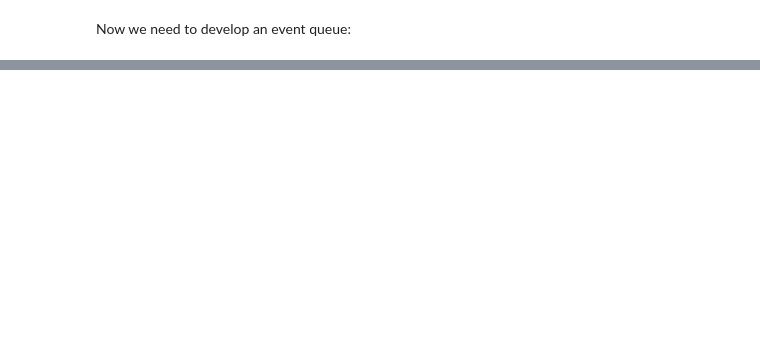
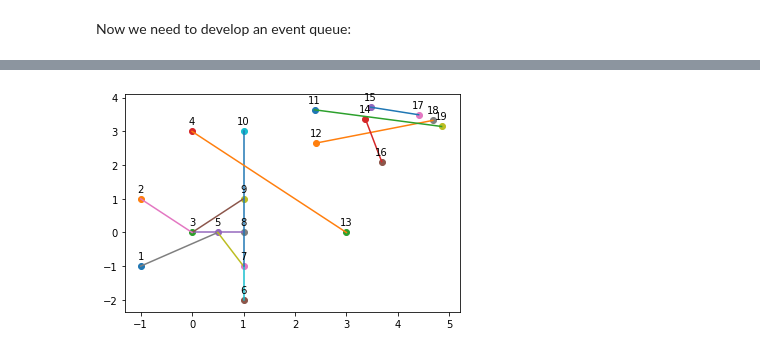
Before and after one commit to saidsalihefendic/tkn-computational-geometry, a Jupyter notebook: Line Segment Intersection - Exercises.ipynb, the cells around one changed output, grey strips where cells are left out. Drawn from its saved outputs; the diff is of its cells as text; code cells hidden in the pictures; blank space fills up the shorter version.

```diff
--- a/Line Segment Intersection - Exercises.ipynb
+++ b/Line Segment Intersection - Exercises.ipynb
@@ -302,0 +357,3 @@ class BalancedBST():
+# %%
+for segment in segment_list:
+    print(segment)
@@ -302,0 +434,23 @@ class BalancedBST():
+# %%
+def get_initial_event_queue(segment_list):
+
+    event_queue = EventQueue()
+
+    for segment in segment_list:
+        upper_endpoint = min(segment.begin, segment.end)
+        upper_event_point = EventPoint(upper_endpoint.x, upper_endpoint.y)
+        upper_event_point.add_segment("U", segment)
+
+        lower_endpoint = max(segment.begin, segment.end)
+        lower_event_point = EventPoint(lower_endpoint.x, lower_endpoint.y)
+        lower_event_point.add_segment("L", segment)
+
+        event_queue.add_event_point(upper_event_point)
+        event_queue.add_event_point(lower_event_point)
+
+    return event_queue
+
+
+event_queue = get_initial_event_queue(segment_list)
+print("\nPreorder:")
+event_queue.preorder(print)
@@ -302,0 +478,13 @@ class BalancedBST():
+# %%
+copy_queue = event_queue.copy()
+
+points = list()
+
+while not copy_queue.is_empty():
+    next_event = copy_queue.next_event()
+    points.append(next_event)
+
+scatter_points(points)
+plot_segments(segment_list)
+# %% [output]
+[figure, added]
```
Also changed, not shown: parts of 13 cells of this notebook.
